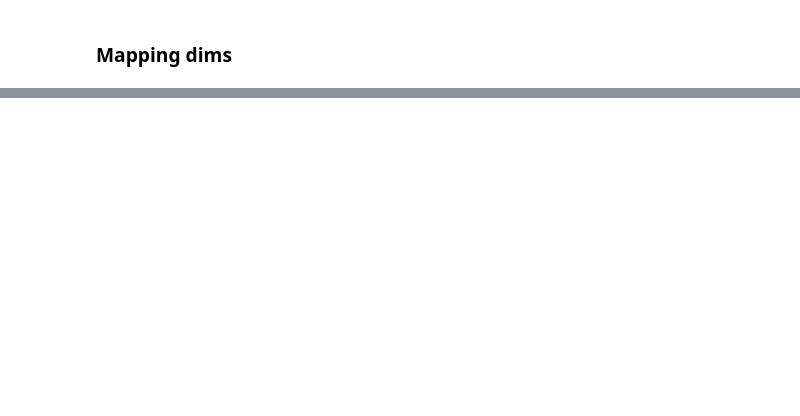
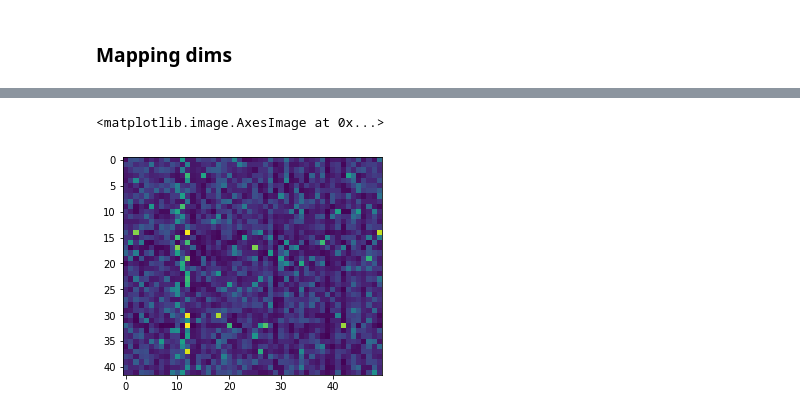
Before and after one commit to quanvu0996/TF_cert_training, a Jupyter notebook: v2_2_ML20M_sequence.ipynb, the cells around one changed output, grey strips where cells are left out. Cells and saved outputs as stored; diff of their text form; code cells hidden in the pictures; blank space fills up the shorter version.

```diff
--- a/v2_2_ML20M_sequence.ipynb
+++ b/v2_2_ML20M_sequence.ipynb
@@ -408,11 +411,11 @@ def Focus2(alpha=0.01):
 
         positive_true = y_true[y_true!=0]
         positive_pred = y_pred[y_true!=0]
-        los1 = K.square(positive_true-positive_pred )
+        los1 = K.abs(positive_true-positive_pred )
 
         zero_true = y_true[y_true==0]
         zero_pred = y_pred[y_true==0]
-        los2 =alpha*  K.square(zero_true-zero_pred )
+        los2 =alpha*  K.abs(zero_true-zero_pred )
 
 
         return K.mean( tf.concat([los1, los2], axis=0) )
@@ -427,5 +430,35 @@ Focus2(0.01)(y_true, y_pred)
+# %%
+# Xây dựng mạng
+embedding_size = 200
+reps_size = 150
+cluster_num = 50
+
+def interaction_embedding2():
+
+    input_wi = layers.Input(shape=(1,), name='input_wi')
+    wi = vectorizer(input_wi)
+    wi = layers.Embedding(input_dim= max_vocab_size, output_dim= embedding_size, mask_zero= True, name='ei')(wi)
+    wi = layers.Dense(embedding_size, activation='relu', name='di')(wi)
+
+    wr = layers.Input(shape=(wu_size,), name='warm_up_ratings')
+
+    ireps = Broadcasting_Multiply(name='mul')([wi, wr])
+    uprofile = layers.Lambda(lambda z: K.sum(z, axis=1), name='lambda')(ireps)
+
+    uprofile = layers.LayerNormalization(name='norm')(uprofile)
+    uprofile = layers.Dense( reps_size, activation='linear', name='du')(uprofile)
+    uprofile = layers.Dense(cluster_num, activation='softmax', name='clustering')(uprofile)
+
+    model = tf.keras.Model(inputs= [input_wi, wr], outputs=[uprofile])
+    return model
 # %%
-model = Efficient_Rec( use_tf_function=False)
+    # encoder = interaction_embedding()
+    # reps = get_reps_model()
+    # decoder = mask_label()
+model = Efficient_Rec( encoder = interaction_embedding2(),
+                      reps = get_reps_model(),
+                      decoder = mask_label(),
+                      use_tf_function=False)
 
 # Configure the loss and optimizer
 model.compile(
@@ -478,0 +540,9 @@ array([[0.49424624, 0.49517715, 0.49681607, 0.49541914, 0.4968728 ,
+# %%
+# Vẽ theo user_group
+user_groups = [10,11, 12]
+a = group_scores
+ind = np.argmax(group_scores, axis=1)
+plt.imshow( a[ np.isin( ind, user_groups)] )
+# %% [output]
+<matplotlib.image.AxesImage at 0x...>
+[figure, added]
```
Also changed, not shown: parts of 17 cells of this notebook.
